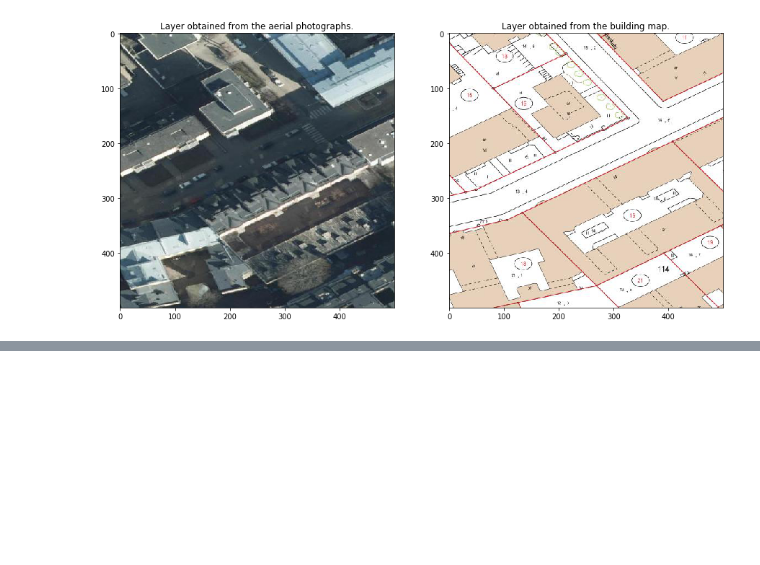
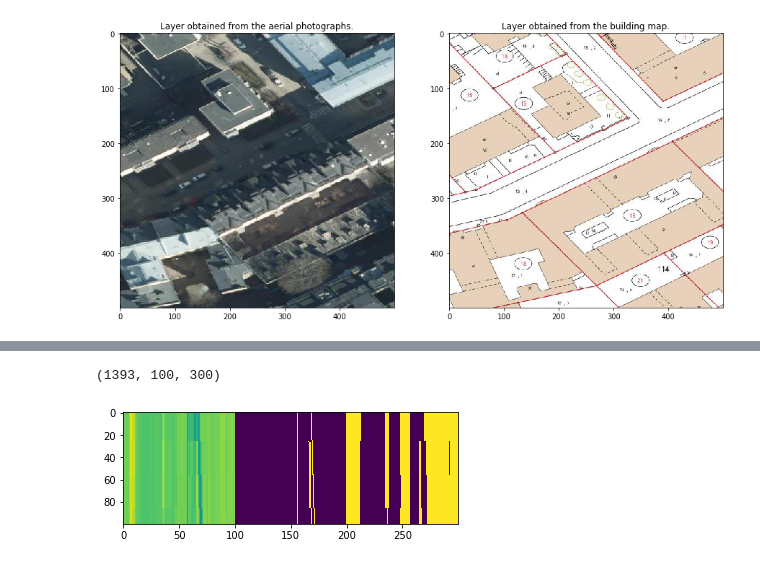
Before and after one commit to alexjungaalto/ResearchPublic, a Jupyter notebook: RoadMarkingHelsinki/RoadMarkingMonitoring.ipynb, the cells around one changed output, grey strips where cells are left out. Saved outputs shown, nothing was run; the diff lists cells and outputs as text; code cells hidden in the pictures; blank space fills up the shorter version.

```diff
--- a/RoadMarkingHelsinki/RoadMarkingMonitoring.ipynb
+++ b/RoadMarkingHelsinki/RoadMarkingMonitoring.ipynb
@@ -172,0 +243,55 @@ plt.show()
+# %%
+def cannyplusthreshold(image):
+    img = cv2.imread(image)
+    gray = cv2.cvtColor(img,cv2.COLOR_BGR2GRAY)
+    averagegraylevel = np.sum(gray)/(gray.shape[0]*gray.shape[1])
+    edge=cv2.Canny(gray, 5, 200,apertureSize=3,L2gradient=True)
+    bgr_edge=cv2.cvtColor(edge,cv2.COLOR_GRAY2BGR)
+    thresh, blackAndWhiteImage=cv2.threshold(gray,averagegraylevel,255, cv2.THRESH_BINARY)
+    #thresh_img=cv2.cvtColor(blackAndWhiteImage,cv2.COLOR_GRAY2BGR)
+    return np.hstack((gray,edge,blackAndWhiteImage))
+# %%
+resolution = 100
+
+layer = "Ortoilmakuva_2019_5cm"
+# layer = "Vaaravariortoilmakuva_2019_20cm"
+
+folder ="PedestrianCrossingImg/"+"resolution_"+str(resolution)+"_layer_"+layer
+
+
+# read in all png files in the directory "folder"
+
+filelist=os.listdir(folder)
+for fichier in filelist:
+    if not(fichier.endswith(".png")):
+        filelist.remove(fichier)
+
+# read in the png images as rgb arrays and store them in im_array
+
+read = lambda imname: np.asarray(Image.open(imname).convert("RGB"))
+ims_rgb = [read(os.path.join(folder, filename)) for filename in filelist]
+
+ims = [cannyplusthreshold(os.path.join(folder, filename)) for filename in filelist]
+im_array= np.array(ims, dtype='uint8')
+#im_array.shape
+
+#im_array = np.array(ims, dtype='uint8')
+
+
+print(im_array.shape)
+
+nrsamples = im_array.shape[0]   # total number of png images
+pixelsx = im_array.shape[1]     # number of pixels in x-direction
+pixelsy = im_array.shape[2]     # number of pixels in y-direction
+#channels = im_array.shape[3]    # number of colour channels (3)
+channels = 1
+
+X=im_array.reshape(nrsamples,pixelsx*pixelsy*channels)
+
+matrix = im_array[1,:,:];
+
+imgplot = plt.imshow(matrix)
+plt.show()
+# %% [output]
+(1393, 100, 300)
+[figure, added]
```
Also changed, not shown: parts of 28 cells of this notebook.
